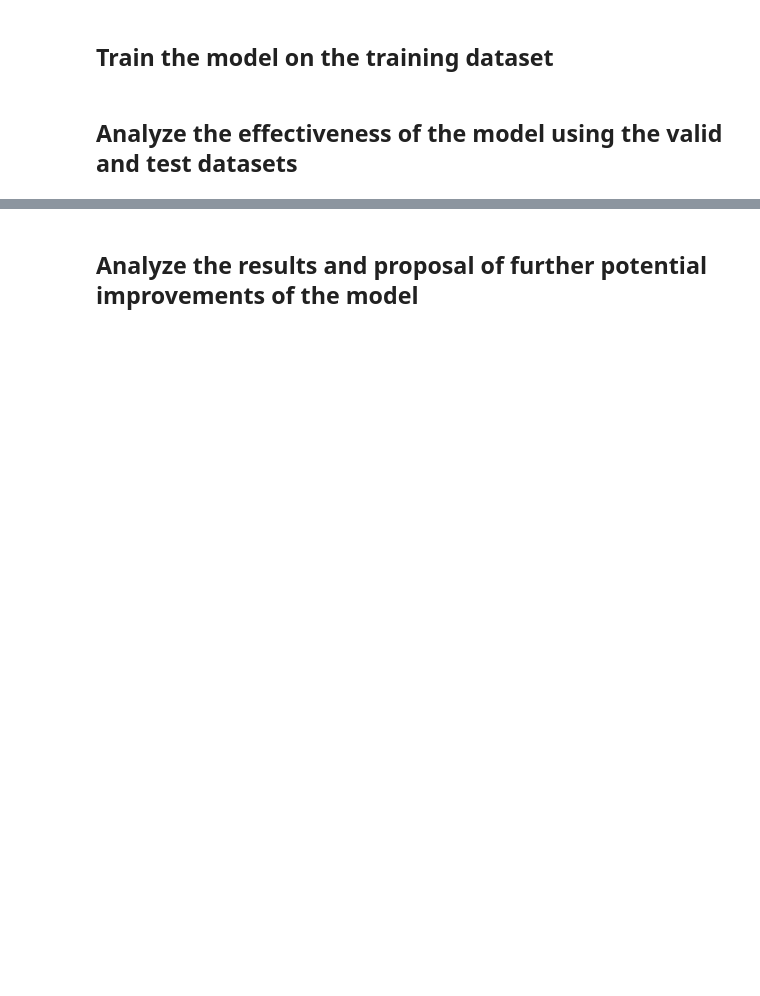
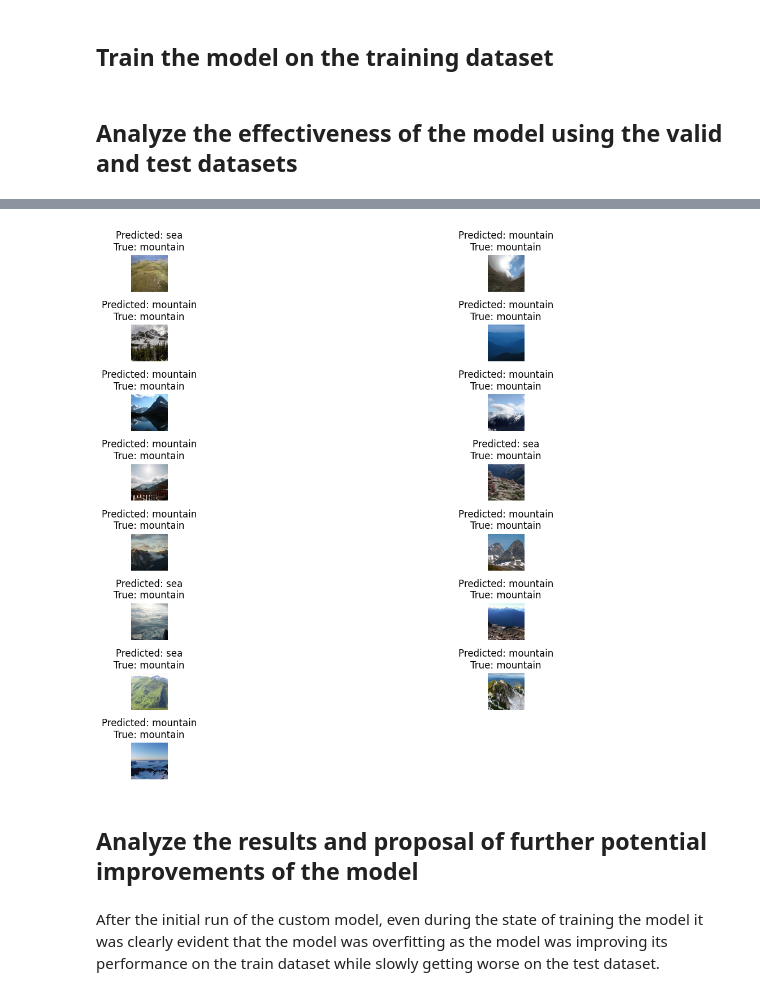
Before and after one commit to AndriyBabiy/goit_deep-learning, a Jupyter notebook: 02_Image_Classification.ipynb, the cells around one changed output, grey strips where cells are left out. Cells and saved outputs as stored; diff of their text form; code cells hidden in the pictures; blank space fills up the shorter version.

```diff
--- a/02_Image_Classification.ipynb
+++ b/02_Image_Classification.ipynb
@@ -153,0 +234,24 @@ glacier: 2404
+# %%
+# model = BaselineModel().to(device)
+model = SimpleCNN(num_classes=6)
+
+# Перенесення моделі на GPU, якщо доступно
+device = torch.device("cuda:0" if torch.cuda.is_available() else "cpu")
+model = model.to(device)
+
+optimizer = torch.optim.Adam(model.parameters(), lr=1e-3)
+criterion = nn.CrossEntropyLoss()
+
+# train_losses = []
+# train_accs = []
+
+# test_losses = []
+# test_accs = []
+
+num_epochs = 15
+
+best_val_loss = float('inf')
+train_losses = []
+train_accuracies = []
+val_losses = []
+val_accuracies = []
@@ -158,2 +538,8 @@ glacier: 2404
+# %%
+visualize_predictions(model, test_loader, train_dataset.class_names, 15)
+# %% [output]
+[figure, added]
 # %% [markdown]
 ## Analyze the results and proposal of further potential improvements of the model
+# %% [markdown]
+After the initial run of the custom model, even during the state of training the model it was clearly evident that the model was overfitting as the model was improving its performance on the train dataset while slowly getting worse on the test dataset.
```
Also changed, not shown: parts of 15 cells of this notebook.
